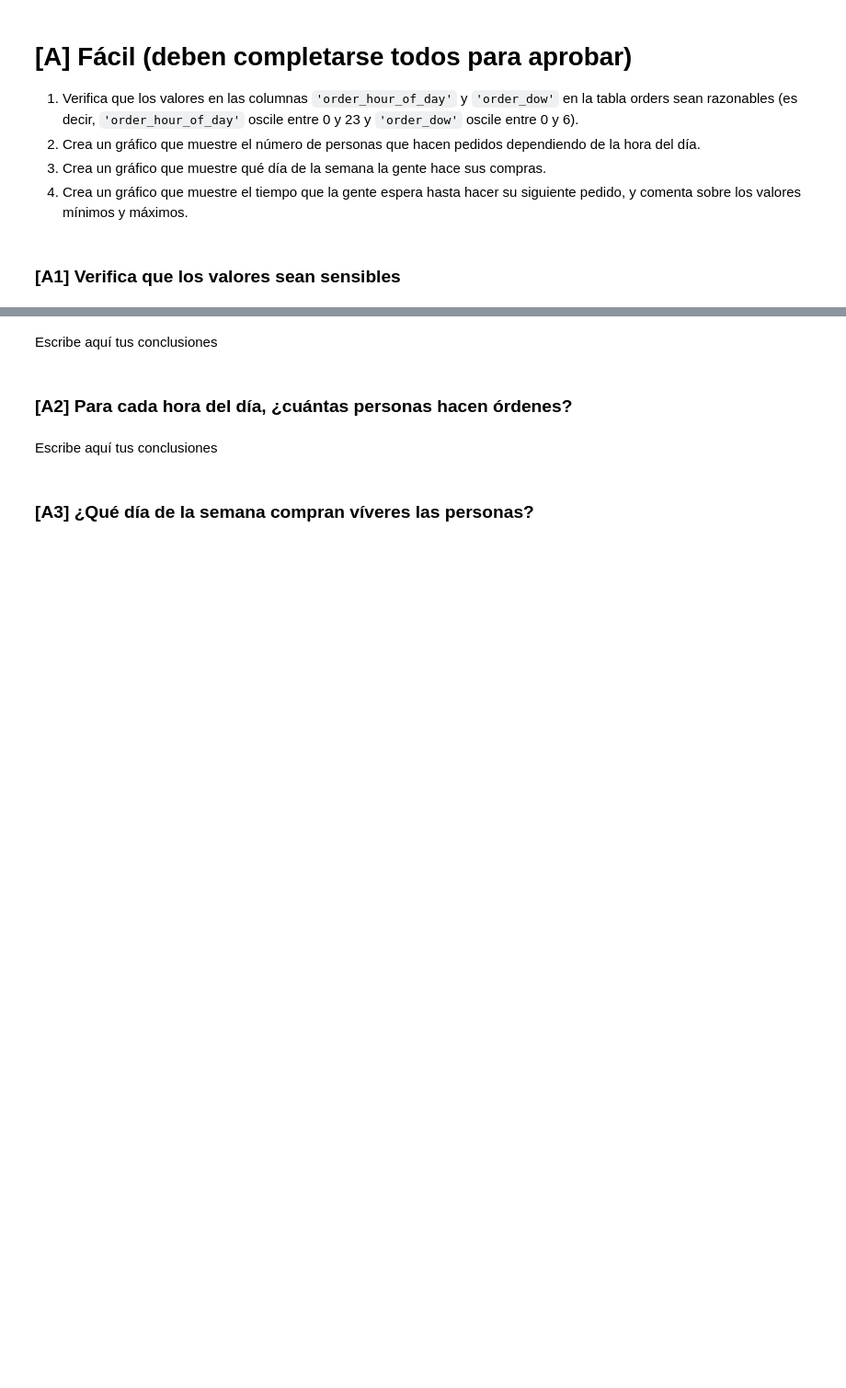
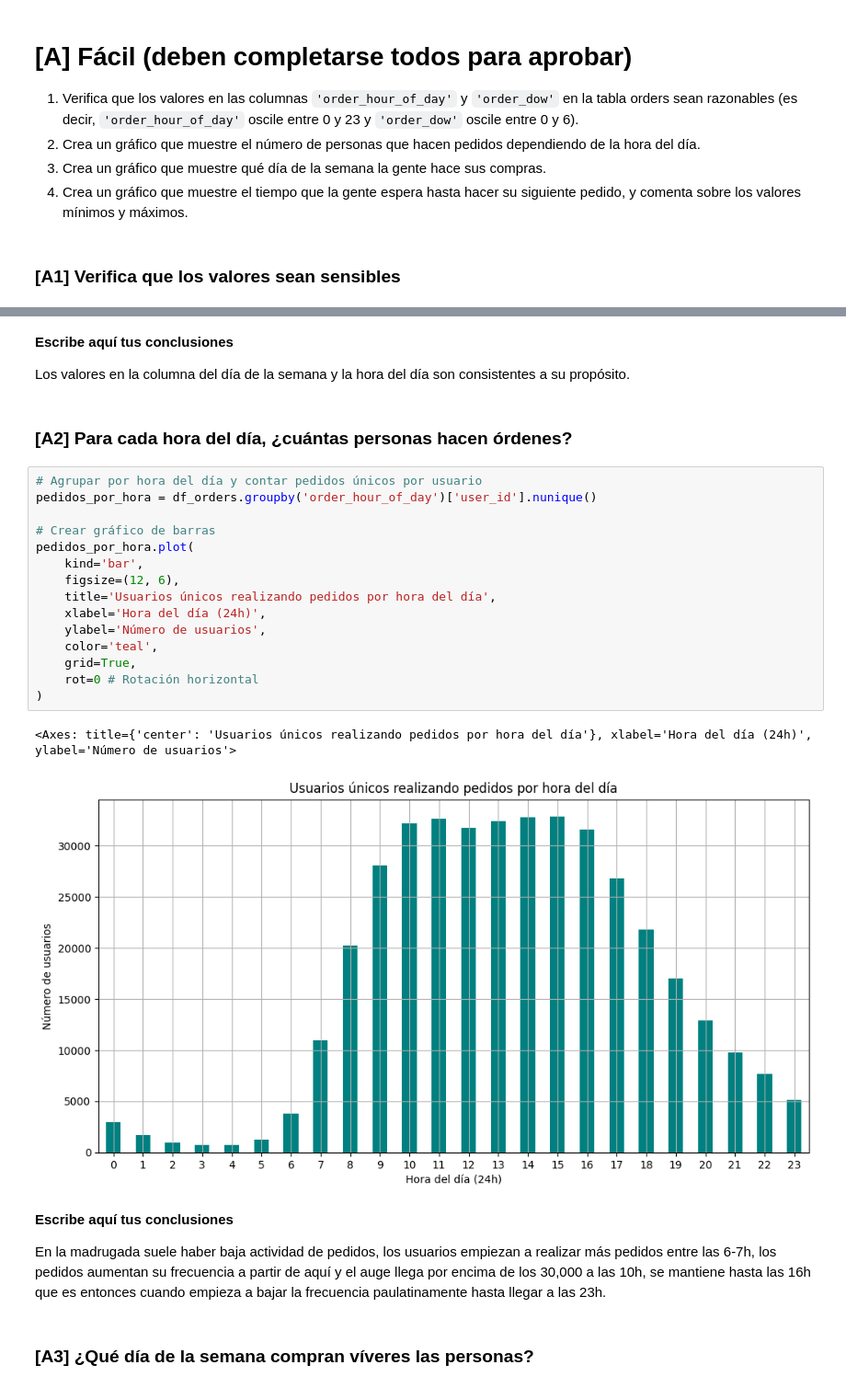
Before and after one commit to RulasBoy/TripleTen-Bootcamp, a Jupyter notebook: Sprint 4/Sprint 4.ipynb, the cells around one changed output, grey strips where cells are left out. Shown at 92% size. Cells and saved outputs as stored; diff of their text form; blank space fills up the shorter version.

```diff
--- a/Sprint 4/Sprint 4.ipynb
+++ b/Sprint 4/Sprint 4.ipynb
@@ -605,8 +625,30 @@ Una vez los datos estén procesados y listos, haz el siguiente análisis:
 # %% [markdown]
-Escribe aquí tus conclusiones
+**Escribe aquí tus conclusiones**
+
+Los valores en la columna del día de la semana y la hora del día son consistentes a su propósito.
 # %% [markdown]
 ### [A2] Para cada hora del día, ¿cuántas personas hacen órdenes?
+# %%
+# Agrupar por hora del día y contar pedidos únicos por usuario
+pedidos_por_hora = df_orders.groupby('order_hour_of_day')['user_id'].nunique()
+
+# Crear gráfico de barras
+pedidos_por_hora.plot(
+    kind='bar',
+    figsize=(12, 6),
+    title='Usuarios únicos realizando pedidos por hora del día',
+    xlabel='Hora del día (24h)',
+    ylabel='Número de usuarios',
+    color='teal',
+    grid=True,
+    rot=0 # Rotación horizontal
+)
+# %% [output]
+<Axes: title={'center': 'Usuarios únicos realizando pedidos por hora del día'}, xlabel='Hora del día (24h)', ylabel='Número de usuarios'>
+[figure, added]
 # %% [markdown]
-Escribe aquí tus conclusiones
+**Escribe aquí tus conclusiones**
+
+En la madrugada suele haber baja actividad de pedidos, los usuarios empiezan a realizar más pedidos entre las 6-7h, los pedidos aumentan su frecuencia a partir de aquí y el auge llega por encima de los 30,000 a las 10h, se mantiene hasta las 16h que es entonces cuando empieza a bajar la frecuencia paulatinamente hasta llegar a las 23h.
 # %% [markdown]
 ### [A3] ¿Qué día de la semana compran víveres las personas?
```
Also changed, not shown: parts of 6 cells of this notebook.
